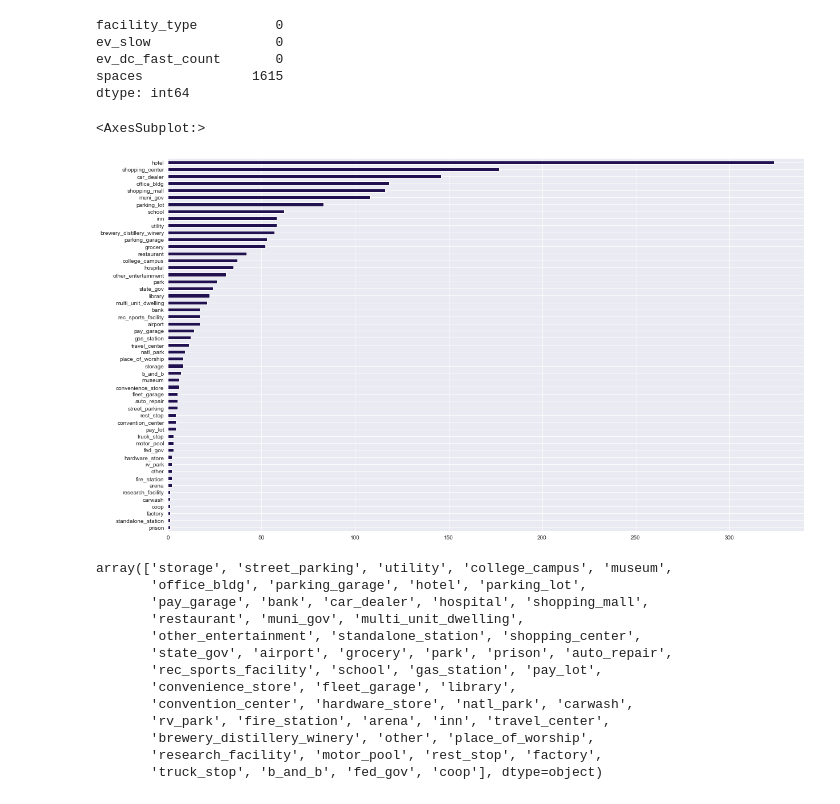
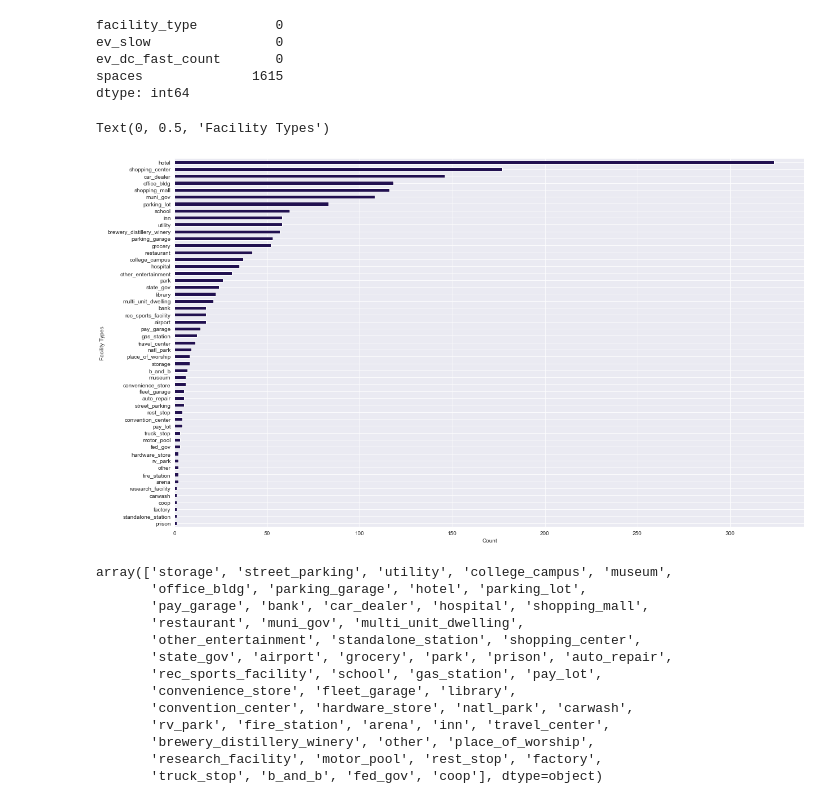
Before and after one commit to tzeyi-teh/Capstone, a Jupyter notebook: Part III - EDA, Modeling, Predictive Analysis.ipynb, the cells around one changed output. Drawn from its saved outputs; the diff is of its cells as text; code cells hidden in the pictures.

```diff
--- a/Part III - EDA, Modeling, Predictive Analysis.ipynb
+++ b/Part III - EDA, Modeling, Predictive Analysis.ipynb
@@ -64,9 +66,11 @@ df.replace(' ', '_', regex = True, inplace = True)
 # %%
 plt.figure(figsize = (20,12))
 df['facility_type'].value_counts(ascending=True).plot(kind = 'barh')
+plt.xlabel('Count')
+plt.ylabel('Facility Types')
 # %% [output]
-<AxesSubplot:>
+Text(0, 0.5, 'Facility Types')
-[figure, old version]
+[figure, new version]
 # %%
 df['facility_type'].unique()
 # %% [output]
```
Also changed, not shown: parts of 25 cells of this notebook, 5 other files.
